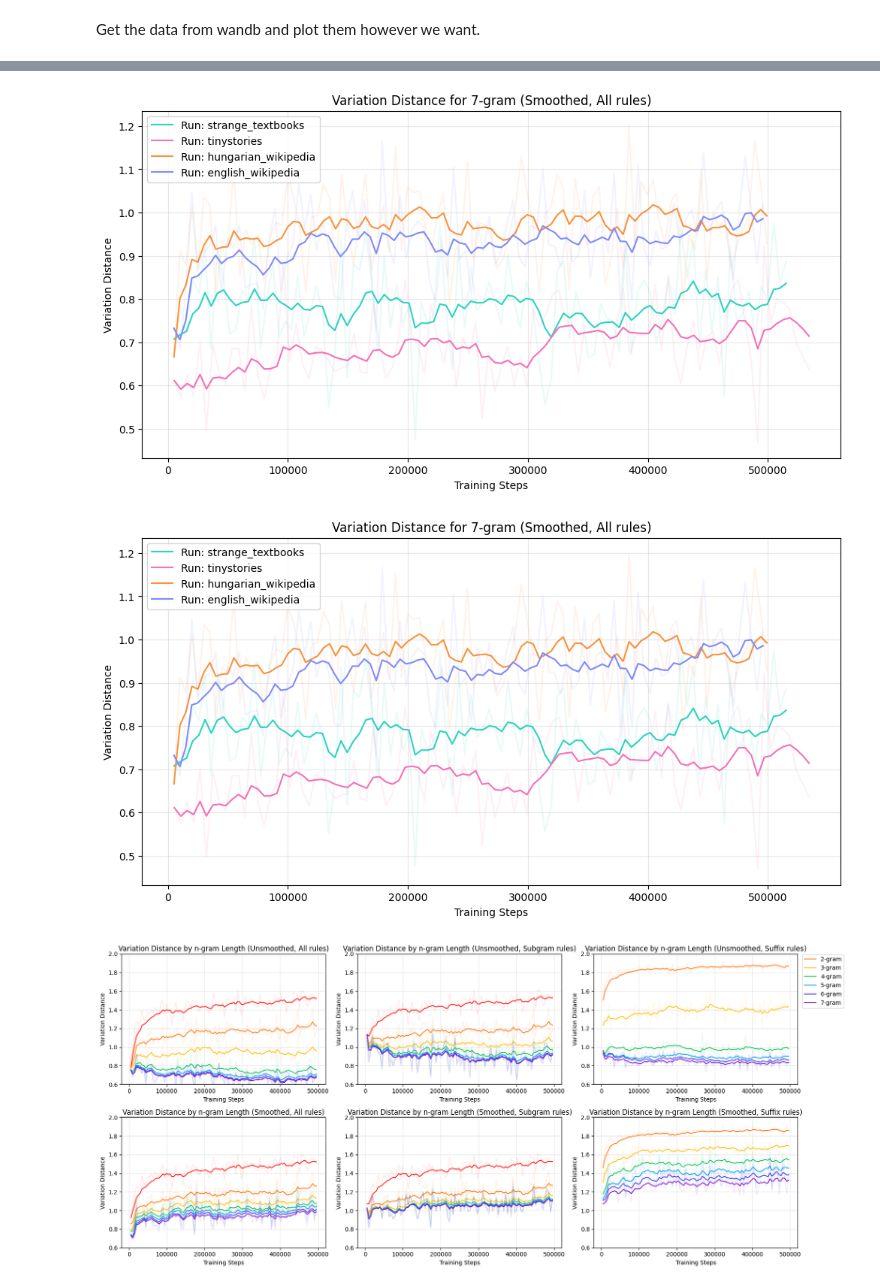
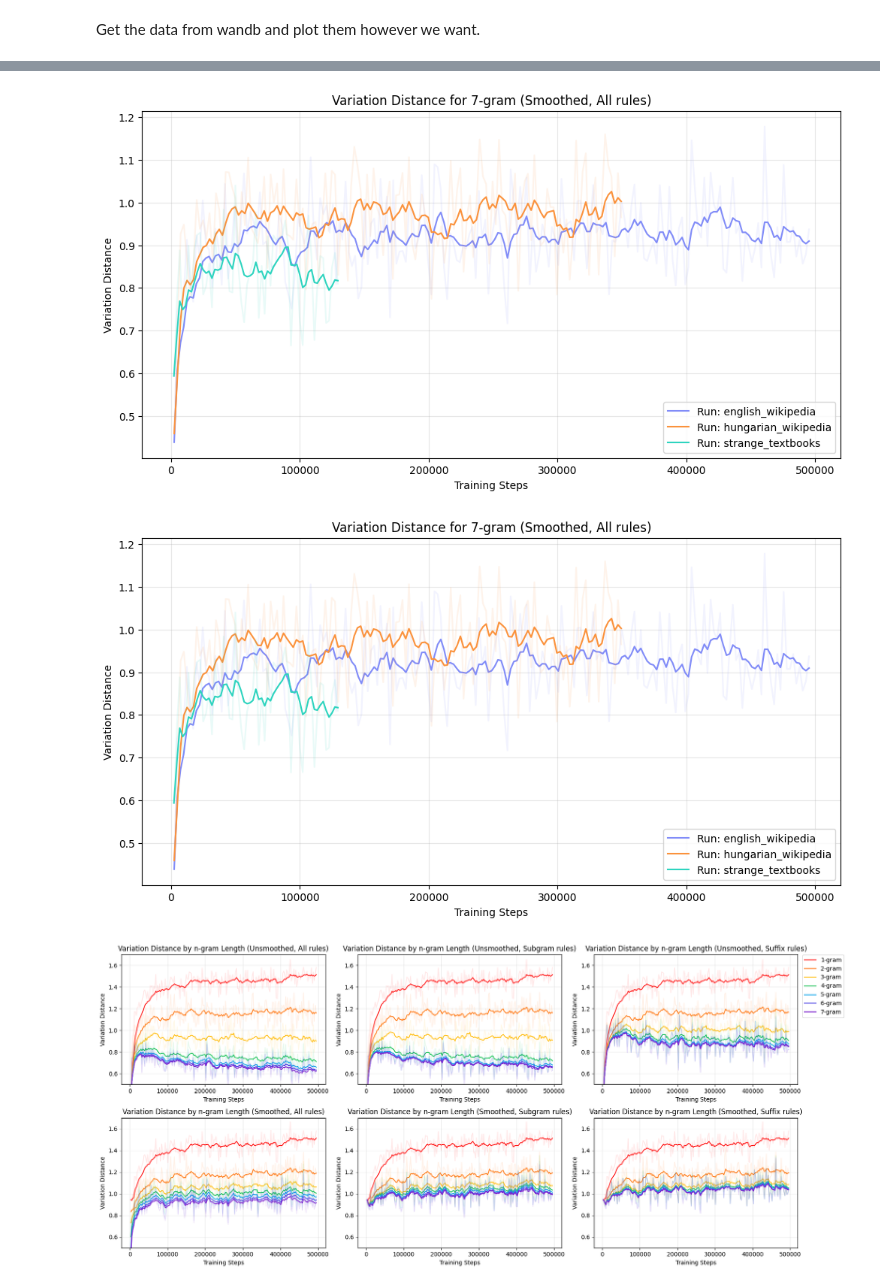
Before and after one commit to BjarniHaukur/ngram-llm-analysis, a Jupyter notebook: plotting.ipynb, the cells around one changed output, grey strips where cells are left out. Cells and saved outputs as stored; diff of their text form; code cells hidden in the pictures.

```diff
--- a/plotting.ipynb
+++ b/plotting.ipynb
@@ -24,25 +23,26 @@ def get_run_logs(run_path: str) -> Dict[str, Any]:
     api = wandb.Api()
     run = api.run(run_path)
     return pd.DataFrame(run.history(keys=KEYS, samples=100000))
-# %%
-IDS = {
-    "strange_textbooks": "twqaohdu",
-    "tinystories": "yuru295z",
-    "hungarian_wikipedia": "shiucpbr",
-    "english_wikipedia": "s5vbuwz0"
-}
-
-logs = {
-    k: get_run_logs(f"bjarnih/ngram-llm-analysis/{v}") for k, v in IDS.items()
-}
-
-# for some reason they got swapped around
-for dataset in logs:
-    df = logs[dataset]
-    df.columns = df.columns.str.replace('suffix', 'temp')
-    df.columns = df.columns.str.replace('subgram', 'suffix')
-    df.columns = df.columns.str.replace('temp', 'subgram')
-    logs[dataset] = df
+# %%
+# IDS = {
+#     "strange_textbooks": "twqaohdu",
+#     "tinystories": "yuru295z",
+#     "hungarian_wikipedia": "shiucpbr",
+#     "english_wikipedia": "s5vbuwz0"
+# }
+
+IDS = {
+    "english_wikipedia": "es7zplsb",
+    "hungarian_wikipedia": "wujdwq4e",
+    "strange_textbooks": "aywybiyl",
+}
+
+logs = {
+    k: get_run_logs(f"bjarnih/ngram-llm-analysis/{v}") for k, v in IDS.items()
+}
+
+# Skip the first sample for all logs (validated on untrained model which has way worse performance)
+logs = {k: df.iloc[1:].reset_index(drop=True) for k, df in logs.items()}
 # %%
 NGRAM_COLORS = {
     1: "#FF1E1E",    # Vibrant red
@@ -73,7 +79,7 @@ def plot_one_run_ngram_metric(data: pd.DataFrame, metric_type: str, smoothing: s
         key = f"{metric_type}/{smoothing}_{subset}_{n}"
         if key not in data.columns: continue
         raw = data[key]
-        smoothed = ema(raw, window=10)
+        smoothed = ema(raw, window=15)
         steps = data["_step"]
 
         ax.plot(steps, raw, color=NGRAM_COLORS[n], alpha=0.1)
@@ -121,35 +127,35 @@ def plot_many_run_ngram_metric(data: Dict[str, pd.DataFrame], metric_type: str,
 
 plot_many_run_ngram_metric(logs, "variation_distance", "smoothed", "all", 7)
 # %% [output]
-[figure, old version]
+[figure, new version]
-[figure, old version]
+[figure, new version]
 # %%
 dataset = "english_wikipedia"
 
 fig, ((ax1, ax2, ax3), (ax4, ax5, ax6)) = plt.subplots(2, 3, figsize=(18, 8))
 
 
 ax1 = plot_one_run_ngram_metric(logs[dataset], "variation_distance", "unsmoothed", "all", ax1)
 ax1.legend().remove()
 ax4 = plot_one_run_ngram_metric(logs[dataset], "variation_distance", "smoothed", "all", ax4)
 ax4.legend().remove()
 
 ax2 = plot_one_run_ngram_metric(logs[dataset], "variation_distance", "unsmoothed", "subgram", ax2)
 ax2.legend().remove()
 ax5 = plot_one_run_ngram_metric(logs[dataset], "variation_distance", "smoothed", "subgram", ax5)
 ax5.legend().remove()
 
 ax3 = plot_one_run_ngram_metric(logs[dataset], "variation_distance", "unsmoothed", "suffix", ax3)
 ax3.legend(bbox_to_anchor=(1.24, 1.02), loc="upper right")
 ax6 = plot_one_run_ngram_metric(logs[dataset], "variation_distance", "smoothed", "suffix", ax6)
 ax6.legend().remove()
 
 for ax in [ax1, ax2, ax3, ax4, ax5, ax6]:
-    ax.set_ylim(0.5, 2.0)
+    ax.set_ylim(0.5, 1.7)
 
 fig.tight_layout()
 # %% [output]
-[figure, old version]
+[figure, new version]
 # %%
 dataset = "english_wikipedia"
 
```
Also changed, not shown: parts of 5 cells of this notebook.
